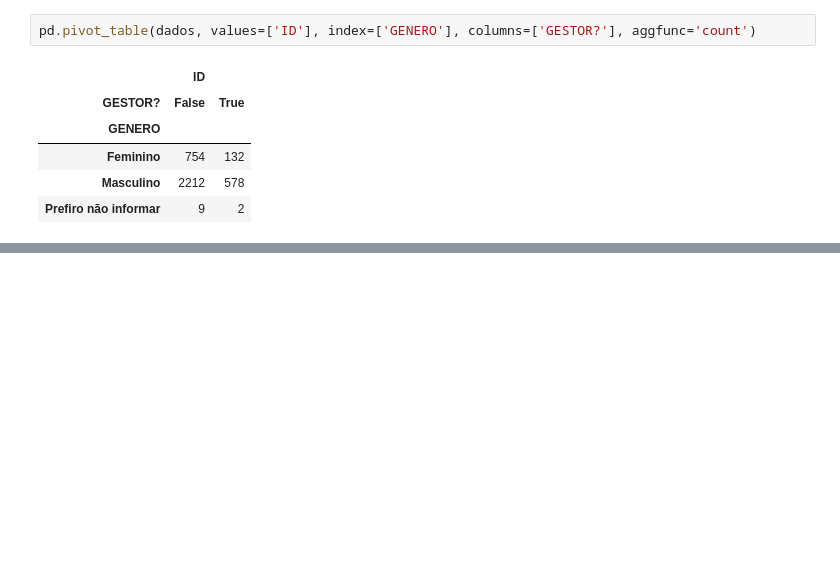
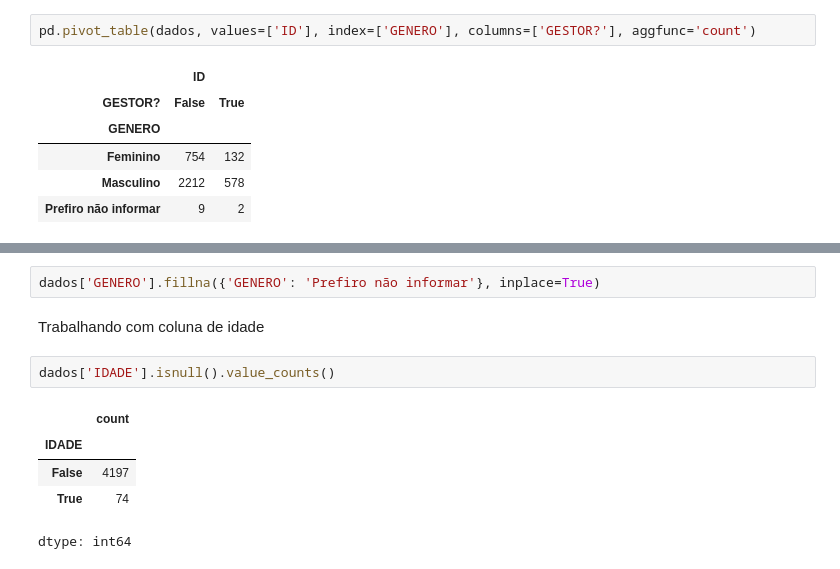
Before and after one commit to sarahscampos/analise-de-dados, a Jupyter notebook: analise_dados.ipynb, the cells around one changed output, grey strips where cells are left out. Cells and saved outputs as stored; diff of their text form; blank space fills up the shorter version.

```diff
--- a/analise_dados.ipynb
+++ b/analise_dados.ipynb
@@ -200,0 +293,12 @@ pd.pivot_table(dados, values=['ID'], index=['GENERO'], columns=['GESTOR?'], aggf
+# %%
+dados['GENERO'].fillna({'GENERO': 'Prefiro não informar'}, inplace=True)
+# %% [markdown]
+Trabalhando com coluna de idade
+# %%
+dados['IDADE'].isnull().value_counts()
+# %% [output]
+|  | count |
+| IDADE |  |
+| False | 4197 |
+| True | 74 |
+dtype: int64
```
Also changed, not shown: parts of 25 cells of this notebook.
